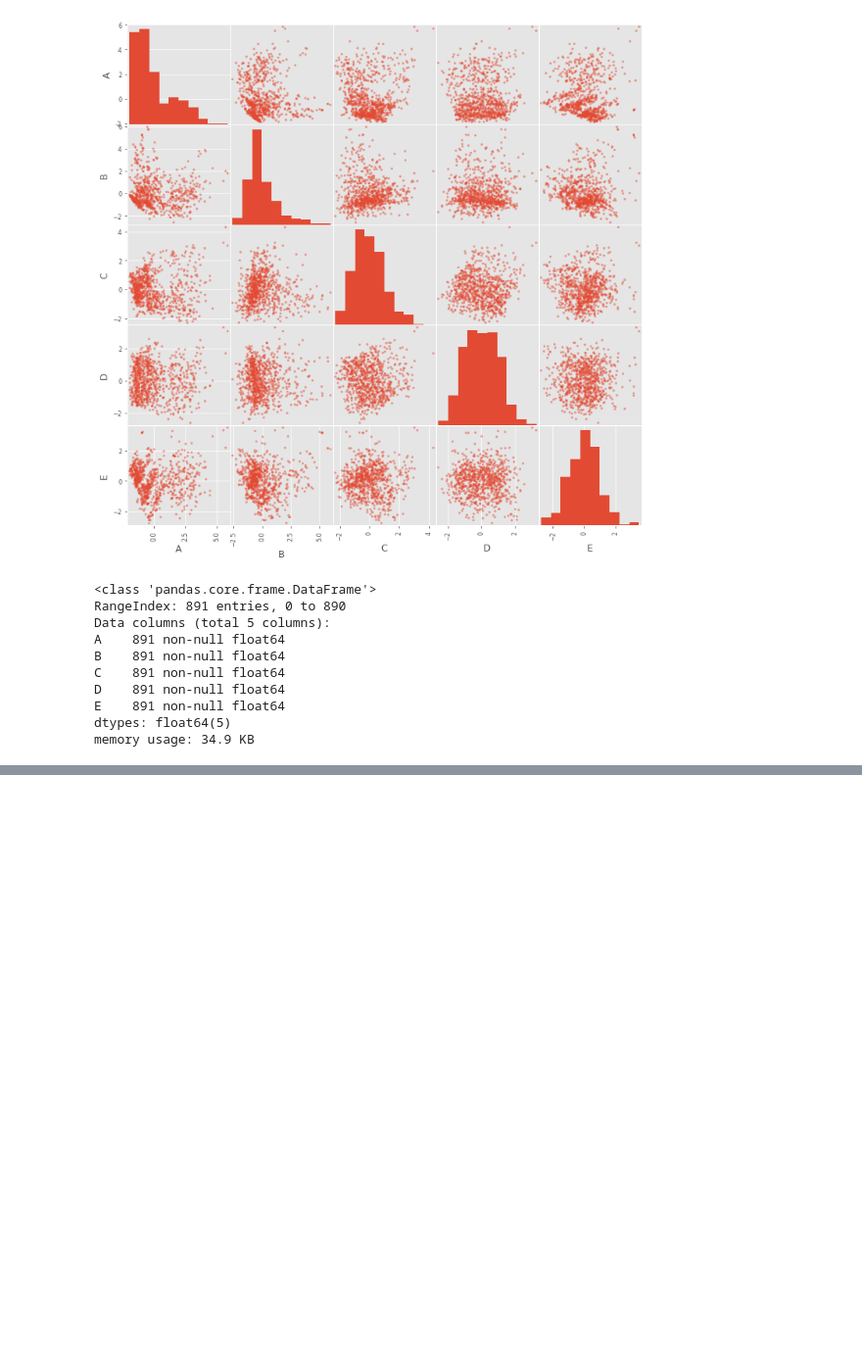
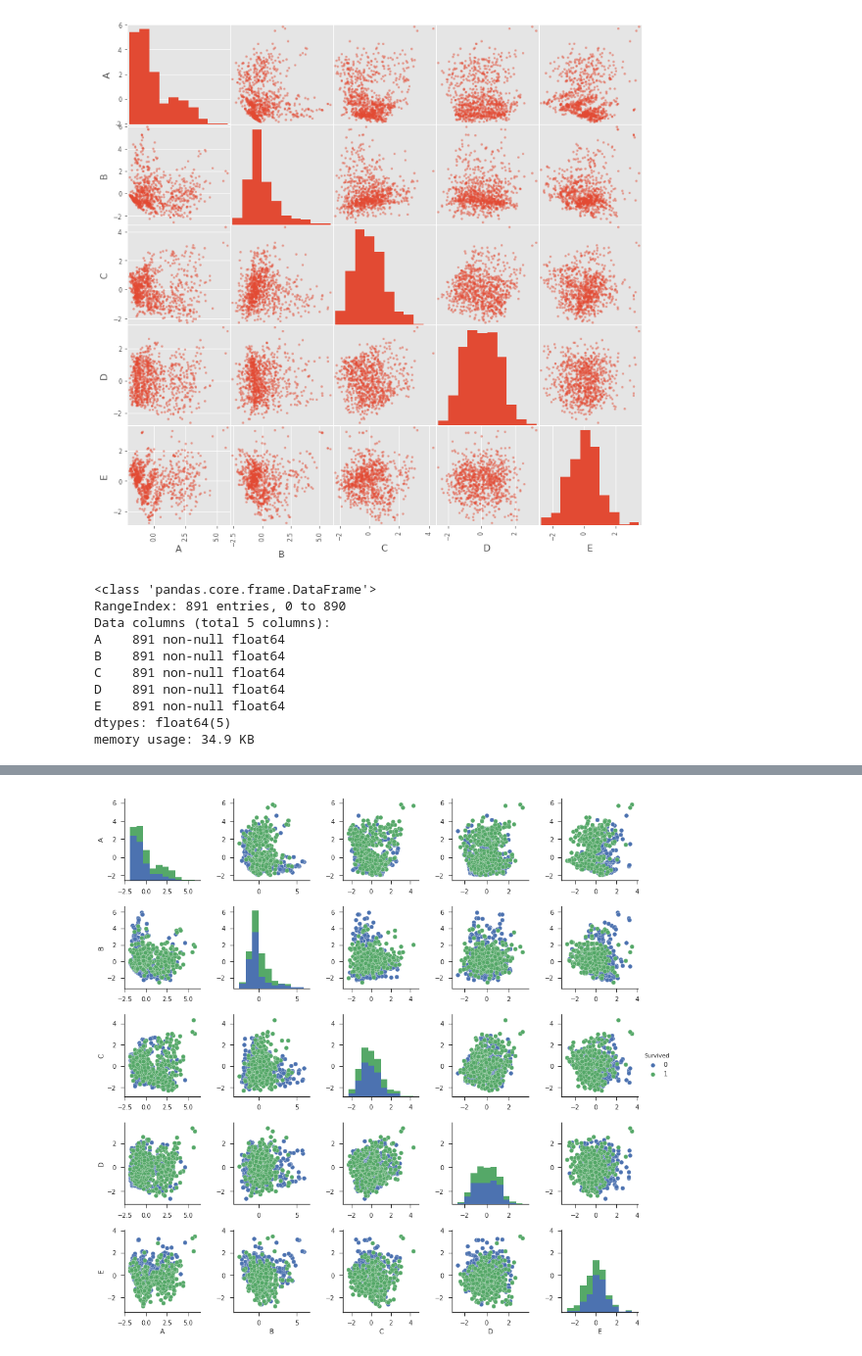
Before and after one commit to mehemken/kaggle, a Jupyter notebook: titanic/discard_pile/third_attempt.ipynb, the cells around one changed output, grey strips where cells are left out. Shown at 98% size. Cells and saved outputs as stored; diff of their text form; code cells hidden in the pictures; blank space fills up the shorter version.

```diff
--- a/titanic/third_attempt.ipynb
+++ b/titanic/discard_pile/third_attempt.ipynb
@@ -2,8 +2,8 @@
 import pandas as pd
 import numpy as np
 from matplotlib import pyplot as plt
-import matplotlib.style as mplstyle
-mplstyle.use('ggplot')
+# import matplotlib.style as mplstyle
+# mplstyle.use('ggplot')
 %matplotlib inline
 # %% [markdown]
 # Third attempt
@@ -189,0 +194,7 @@ memory usage: 34.9 KB
+# %%
+import seaborn as sns
+sns.set(style='ticks')
+# %%
+labeled_pc = principal_components.copy()
+# %%
+labeled_pc['Survived'] = df['Survived'].copy()
@@ -189,0 +210,6 @@ memory usage: 34.9 KB
+# %%
+pairs = ['A', 'B', 'C', 'D', 'E']
+
+ax = sns.pairplot(labeled_pc, hue='Survived', x_vars=pairs, y_vars=pairs)
+# %% [output]
+[figure, added]
```
Also changed, not shown: parts of 4 cells of this notebook, 7 other files.
